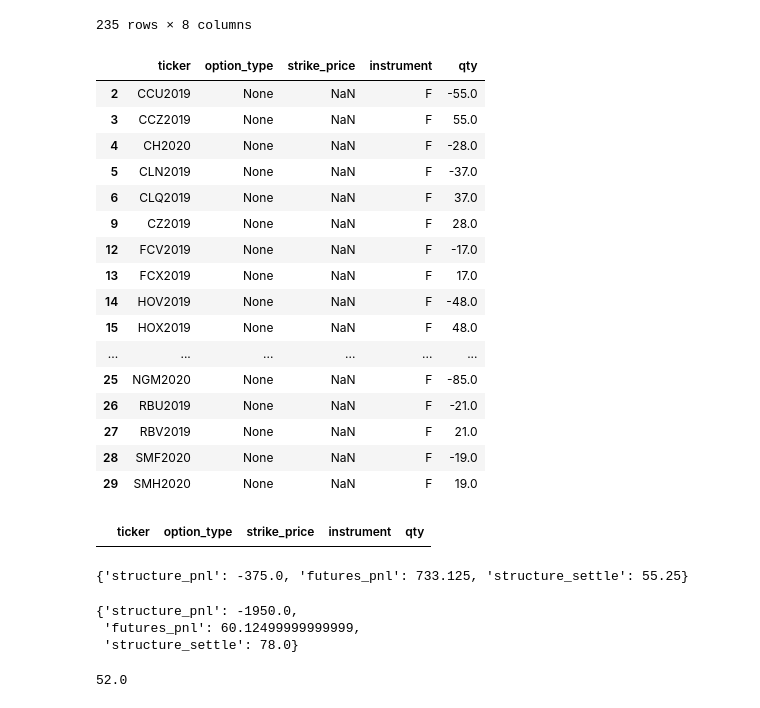
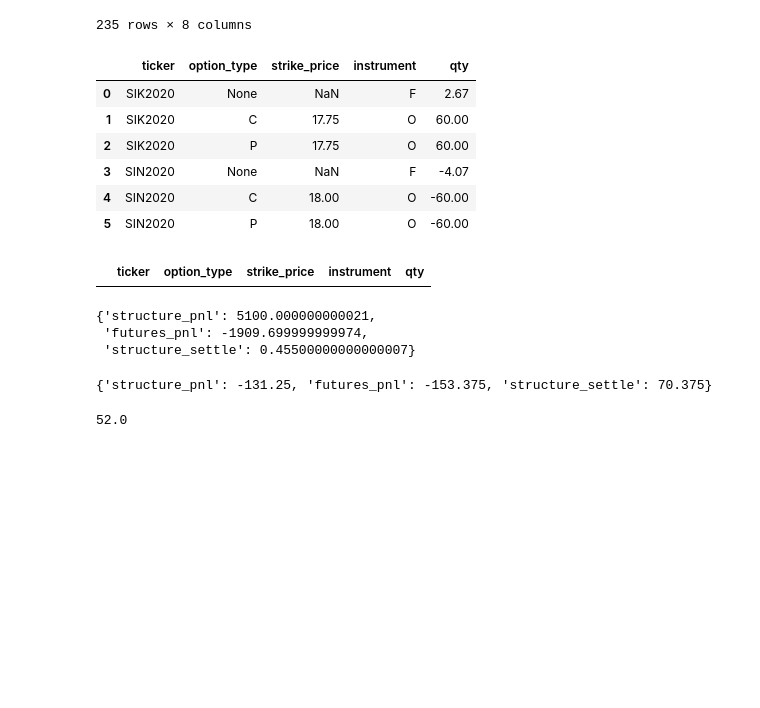
Before and after one commit to chitown2016/repo_barbarossa, a Jupyter notebook: PycharmProjects/ta/trade_helper.ipynb, the cells around one changed output. Drawn from its saved outputs; the diff is of its cells as text; code cells hidden in the pictures; blank space fills up the shorter version.

```diff
--- a/PycharmProjects/ta/trade_helper.ipynb
+++ b/PycharmProjects/ta/trade_helper.ipynb
@@ -169,55 +164,42 @@ ts.move_position_from_strategy_2_strategy(strategy_from='delta_dec18',strategy_t
 # %%
 import shared.calendar_utilities as cu
 import ta.strategy as tas
-wuhu  = tas.get_net_position_4strategy_alias(alias='spreadCarryMar19_2',as_of_date=cu.get_doubledate())
+wuhu  = tas.get_net_position_4strategy_alias(alias='SIK20N20VCS',as_of_date=cu.get_doubledate())
 wuhu
-# sell 1 Z futures
-# W_KW_ifs_2_Aug-2017
-# HO FG, 10
-
-#bought 84 June
-#sold 49
+# sell 1 Z futures CK2020N2020H2020K2020
+# HO FG, 10KCH2020N2020N2020Z2020
+# need to buy 2 SMZ
 # %% [output]
 |  | ticker | option_type | strike_price | instrument | qty |
-| 2 | CCU2019 | None | NaN | F | -55.0 |
-| 3 | CCZ2019 | None | NaN | F | 55.0 |
-| 4 | CH2020 | None | NaN | F | -28.0 |
-| 5 | CLN2019 | None | NaN | F | -37.0 |
-| 6 | CLQ2019 | None | NaN | F | 37.0 |
-| 9 | CZ2019 | None | NaN | F | 28.0 |
-| 12 | FCV2019 | None | NaN | F | -17.0 |
-| 13 | FCX2019 | None | NaN | F | 17.0 |
-| 14 | HOV2019 | None | NaN | F | -48.0 |
-| 15 | HOX2019 | None | NaN | F | 48.0 |
-| ... | ... | ... | ... | ... | ... |
-| 25 | NGM2020 | None | NaN | F | -85.0 |
-| 26 | RBU2019 | None | NaN | F | -21.0 |
-| 27 | RBV2019 | None | NaN | F | 21.0 |
-| 28 | SMF2020 | None | NaN | F | -19.0 |
-| 29 | SMH2020 | None | NaN | F | 19.0 |
+| 0 | SIK2020 | None | NaN | F | 2.67 |
+| 1 | SIK2020 | C | 17.75 | O | 60.00 |
+| 2 | SIK2020 | P | 17.75 | O | 60.00 |
+| 3 | SIN2020 | None | NaN | F | -4.07 |
+| 4 | SIN2020 | C | 18.00 | O | -60.00 |
+| 5 | SIN2020 | P | 18.00 | O | -60.00 |
 # %%
 wuhu  = tas.get_net_position_4strategy_alias(alias='TYZ2018_short_scv')
 wuhu
 # %% [output]
 |  | ticker | option_type | strike_price | instrument | qty |
-# %%
-import ta.position_close_helper as pch
-
-pch.calc_intrday_pnl_from_prices(alias='WZ2019_long_scv',structure_price=54.875,WZ2019=468.5)
-#pch.calc_intrday_pnl_from_prices(alias='LNN19M19VCS',structure_price=1.05,LNM2019=98.7,LNN2019=100.675)
-#pch.calc_intrday_pnl_from_prices(alias='CLN19Q19VCS',structure_price=0.84,CLN2019=63.83,CLQ2019=63.84)
-
-# sell 3 CLF
-# %% [output]
-{'structure_pnl': -375.0, 'futures_pnl': 733.125, 'structure_settle': 55.25}
+# %%
+import ta.position_close_helper as pch
+
+#pch.calc_intrday_pnl_from_prices(alias='SK2020_short_scv',structure_price=63.875,SK2020=956.75)
+#pch.calc_intrday_pnl_from_prices(alias='CLU20M20VCS',structure_price=0.36,CLM2020=58.73,CLU2020=57.19)
+#pch.calc_intrday_pnl_from_prices(alias='SU20X20VCS',structure_price=7.75,SU2020=964.25,SX2020=965)
+pch.calc_intrday_pnl_from_prices(alias='SIK20N20VCS',structure_price=0.438,SIK2020=17.855,SIN2020=17.935)
+# sell 3 CLF
+# %% [output]
+{'structure_pnl': 5100.000000000021,
+ 'futures_pnl': -1909.699999999974,
+ 'structure_settle': 0.45500000000000007}
 # %%
 import ta.position_close_helper as pch
-pch.calc_intrday_pnl_from_prices(alias='SN2019_long_scv',structure_price=75,SN2019=934.5)
+pch.calc_intrday_pnl_from_prices(alias='SF2020_long_scv',structure_price=70,SF2020=955.75)
 # sell 2 WH futures
 # %% [output]
-{'structure_pnl': -1950.0,
- 'futures_pnl': 60.12499999999999,
- 'structure_settle': 78.0}
+{'structure_pnl': -131.25, 'futures_pnl': -153.375, 'structure_settle': 70.375}
 # %%
 0.8125*64
 # %% [output]
```
Also changed, not shown: parts of 11 cells of this notebook, 25 other files.
